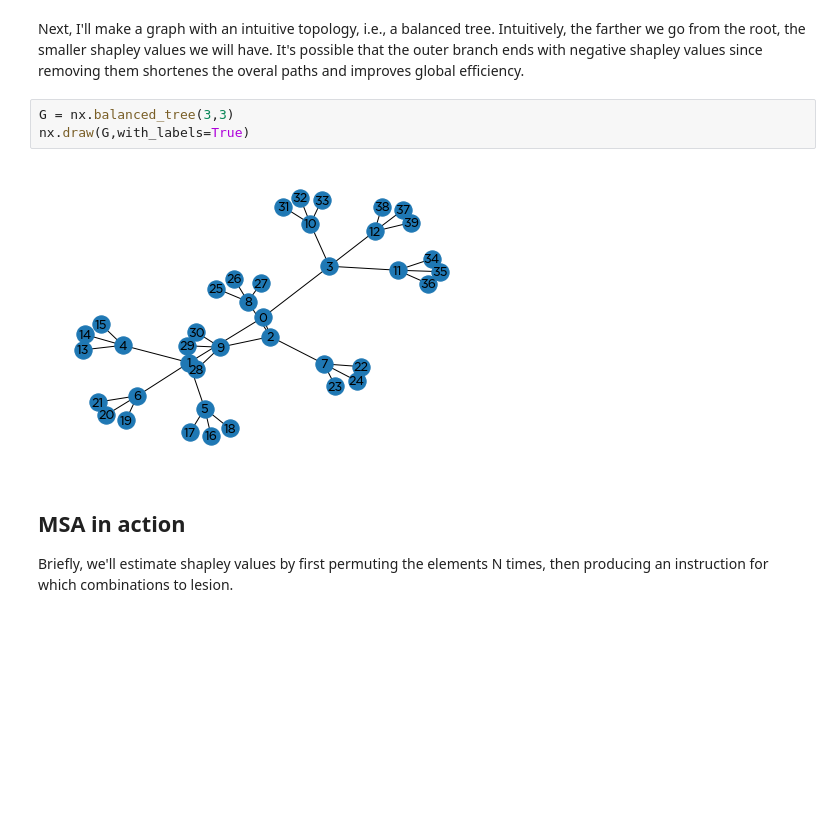
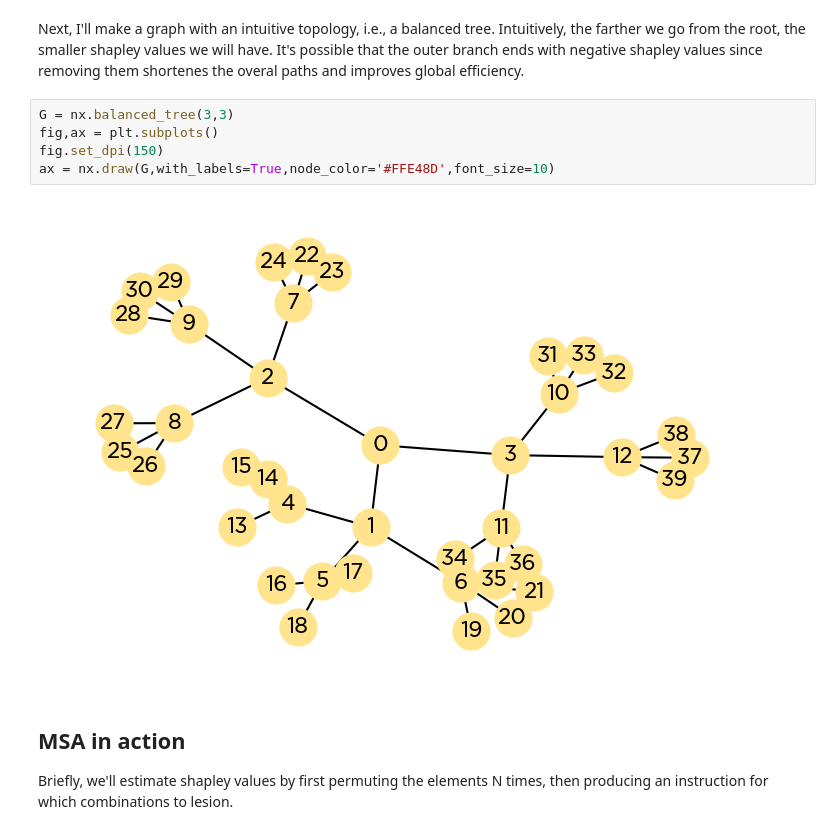
Before and after one commit to kuffmode/msa, a Jupyter notebook: examples/minimal.ipynb, the cells around one changed output. Cells and saved outputs as stored; diff of their text form; blank space fills up the shorter version.

```diff
--- a/examples/minimal.ipynb
+++ b/examples/minimal.ipynb
@@ -67,9 +66,11 @@ def ge(complements, graph):
 Next, I'll make a graph with an intuitive topology, i.e., a balanced tree. Intuitively, the farther we go from the root, the smaller shapley values we will have. It's possible that the outer branch ends with negative shapley values since removing them shortenes the overal paths and improves global efficiency.
 # %%
 G = nx.balanced_tree(3,3)
-nx.draw(G,with_labels=True)
+fig,ax = plt.subplots()
+fig.set_dpi(150)
+ax = nx.draw(G,with_labels=True,node_color='#FFE48D',font_size=10)
 # %% [output]
-[figure, old version]
+[figure, new version]
 # %% [markdown]
 ## MSA in action
 Briefly, we'll estimate shapley values by first permuting the elements N times, then producing an instruction for which combinations to lesion.
```
Also changed, not shown: parts of 5 cells of this notebook, 8 other files.
